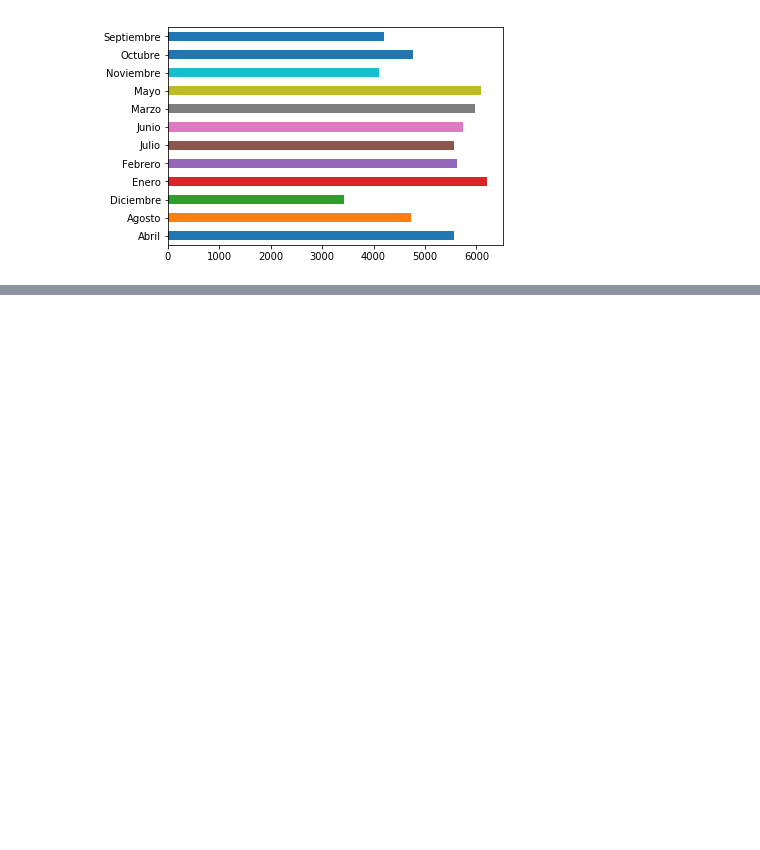
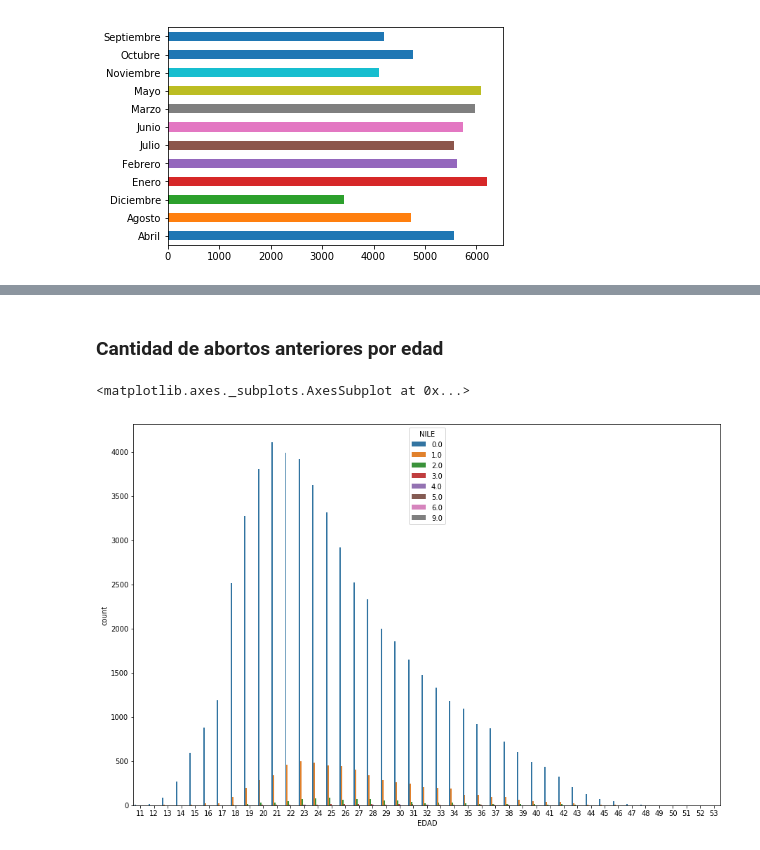
Before and after one commit to iboa08/ILE-CDMX, a Jupyter notebook: Interrupcion Legal Embarazo CDMX.ipynb, the cells around one changed output, grey strips where cells are left out. Saved outputs shown, nothing was run; the diff lists cells and outputs as text; code cells hidden in the pictures; blank space fills up the shorter version.

```diff
--- a/Interrupcion Legal Embarazo CDMX.ipynb
+++ b/Interrupcion Legal Embarazo CDMX.ipynb
@@ -45,0 +114,8 @@ embarazo['MES'].value_counts().sort_index().plot.barh()
+# %% [markdown]
+### Cantidad de abortos anteriores por edad
+# %%
+plt.figure(figsize=(15, 10))
+sns.countplot(x="EDAD", hue="NILE", data=embarazoTest)
+# %% [output]
+<matplotlib.axes._subplots.AxesSubplot at 0x...>
+[figure, added]
```
Also changed, not shown: parts of 13 cells of this notebook.
